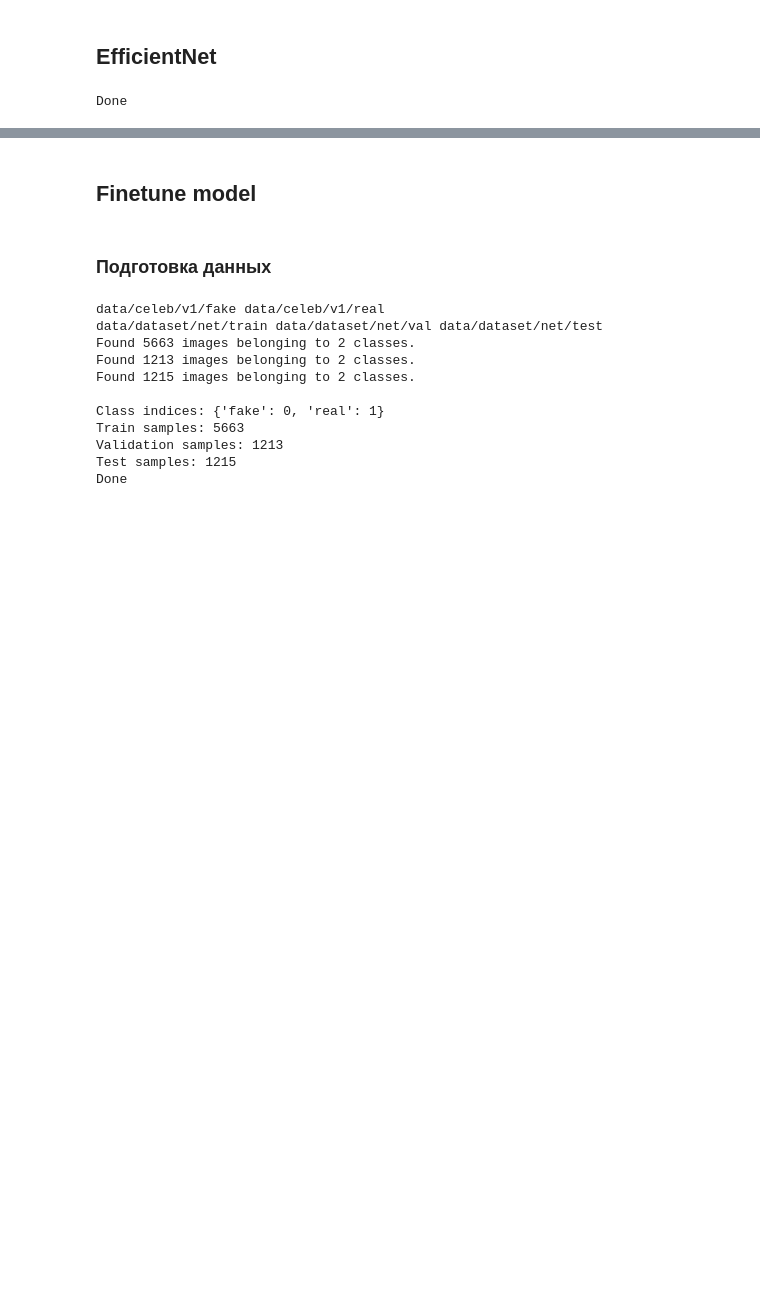
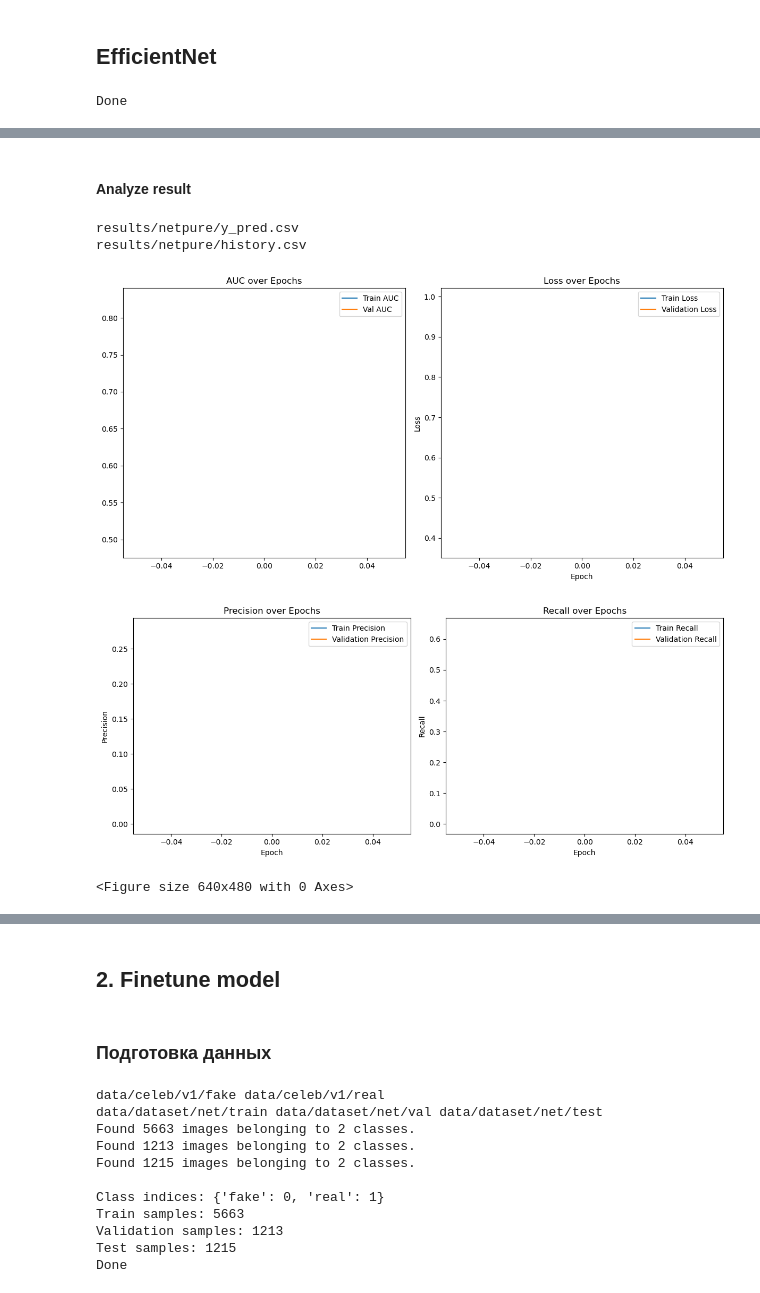
Before and after one commit to 4repaXXX/unn.masters-work, a Jupyter notebook: celeb/celeb-efficientnet.ipynb, the cells around one changed output, grey strips where cells are left out. Drawn from its saved outputs; the diff is of its cells as text; code cells hidden in the pictures; blank space fills up the shorter version.

```diff
--- a/celeb/celeb-efficientnet.ipynb
+++ b/celeb/celeb-efficientnet.ipynb
@@ -31,3 +33,7 @@ FEATURE_DIM=512
 print('Done')
 # %% [output]
 Done
+# %%
+data_loader = NetDataLoader(IMAGE_ARCHIVE_PATH)
+train_gen, val_gen, test_gen = data_loader.load_genrators()
+print("Done", train_gen, val_gen, test_gen)
@@ -36,3 +54,2 @@ Done
 # %%
-image_archive_path = "data/celeb/v1/"
-fake_images_path, real_images_path = extract_zip_with_cleanup(image_archive_path)
+net_pure_model = PersistModel(NetPureModel(MODELS_DIR, RESULTS_DIR))
@@ -41,3 +59,3 @@ train_dir, val_dir, test_dir = prepare_and_save_data(real_images_path, fake_imag
 # %%
-train_gen, val_gen, test_gen = create_data_generators(train_dir, val_dir, test_dir, target_size=(224,224))
+_, pure_history = net_pure_model.fit(train_gen, val_gen, 1)
 # %% [output]
@@ -62,0 +67,2 @@ ValueError: too many values to unpack (expected 4)
+# %%
+net_pure_model._model.load_trained_model()
@@ -62,0 +75,11 @@ ValueError: too many values to unpack (expected 4)
+# %% [markdown]
+#### Analyze result
+# %%
+plots = CommonPlot(net_pure_model)
+y, y_ = plots.plot(test_gen)
+# %% [output]
+results/netpure/y_pred.csv
+results/netpure/history.csv
+[figure, added]
+[figure, added]
+<Figure size 640x480 with 0 Axes>
@@ -63,5 +89,5 @@ ValueError: too many values to unpack (expected 4)
 # %% [markdown]
-## Finetune model
+## 2. Finetune model
 # %% [markdown]
 ### Подготовка данных
 # %%
```
Also changed, not shown: parts of 14 cells of this notebook, 4 other files.
